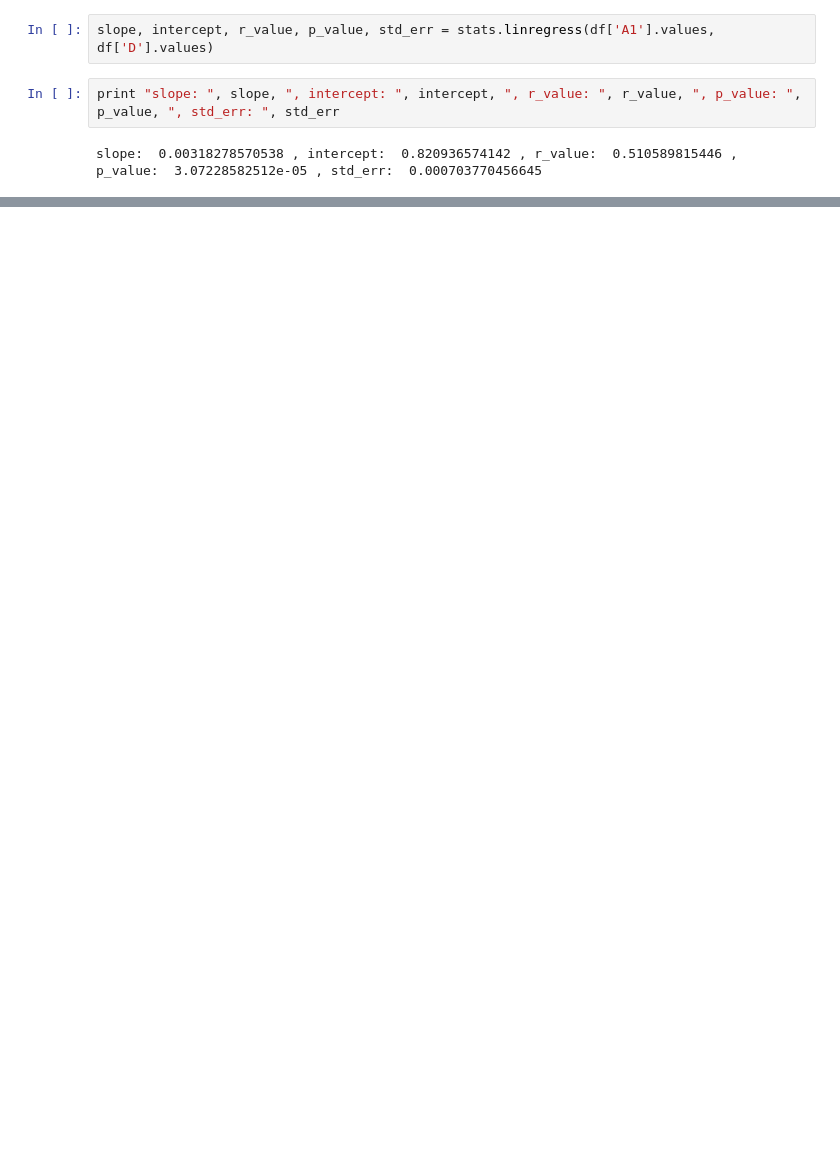
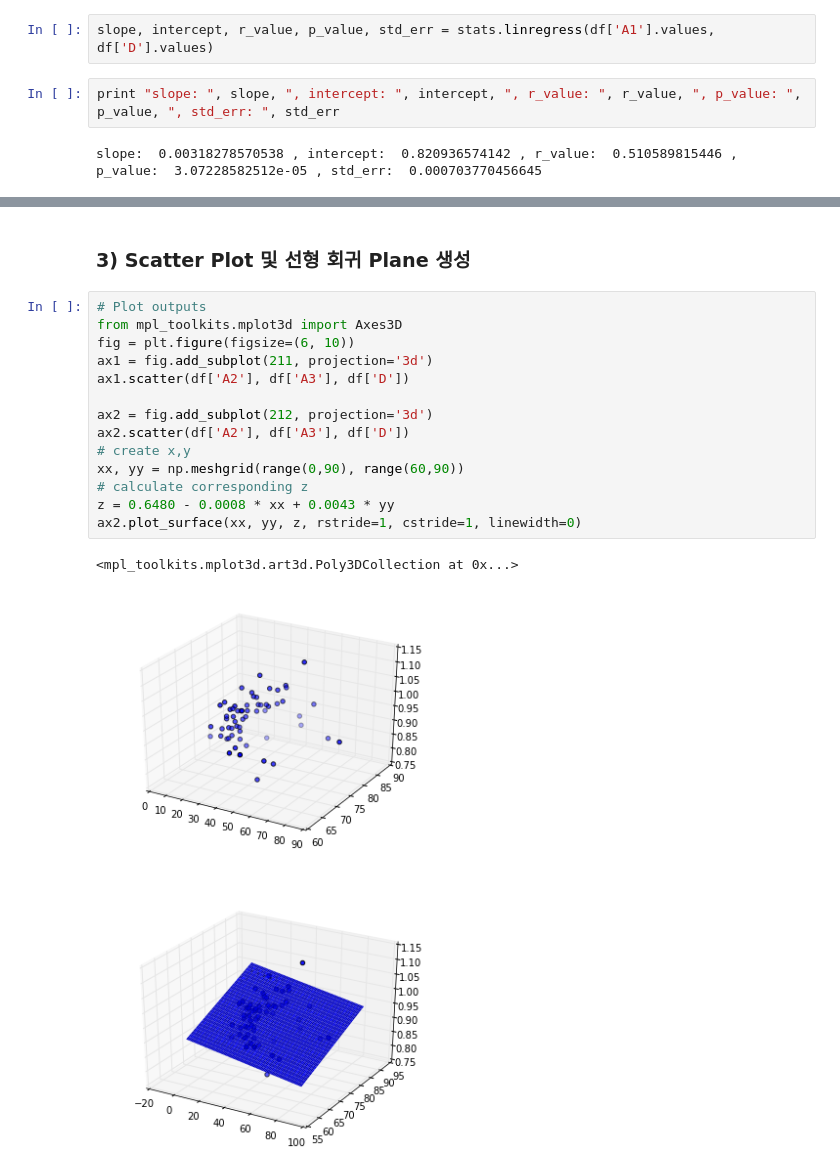
Before and after one commit to bluebibi/python-for-data-analysis, a Jupyter notebook: data_science/linear_regression.ipynb, the cells around one changed output, grey strips where cells are left out. Saved outputs shown, nothing was run; the diff lists cells and outputs as text; blank space fills up the shorter version.

```diff
--- a/data_science/linear_regression.ipynb
+++ b/data_science/linear_regression.ipynb
@@ -112,0 +221,19 @@ ax.plot(line_plot_x, intercept + slope * line_plot_x)
+# %% [markdown]
+### 3) Scatter Plot 및 선형 회귀 Plane 생성
+# %%
+# Plot outputs
+from mpl_toolkits.mplot3d import Axes3D
+fig = plt.figure(figsize=(6, 10))
+ax1 = fig.add_subplot(211, projection='3d')
+ax1.scatter(df['A2'], df['A3'], df['D'])
+
+ax2 = fig.add_subplot(212, projection='3d')
+ax2.scatter(df['A2'], df['A3'], df['D'])
+# create x,y
+xx, yy = np.meshgrid(range(0,90), range(60,90))
+# calculate corresponding z
+z = 0.6480 - 0.0008 * xx + 0.0043 * yy
+ax2.plot_surface(xx, yy, z, rstride=1, cstride=1, linewidth=0)
+# %% [output]
+<mpl_toolkits.mplot3d.art3d.Poly3DCollection at 0x...>
+[figure, added]
```
Also changed, not shown: parts of 39 cells of this notebook, 1 other file.
